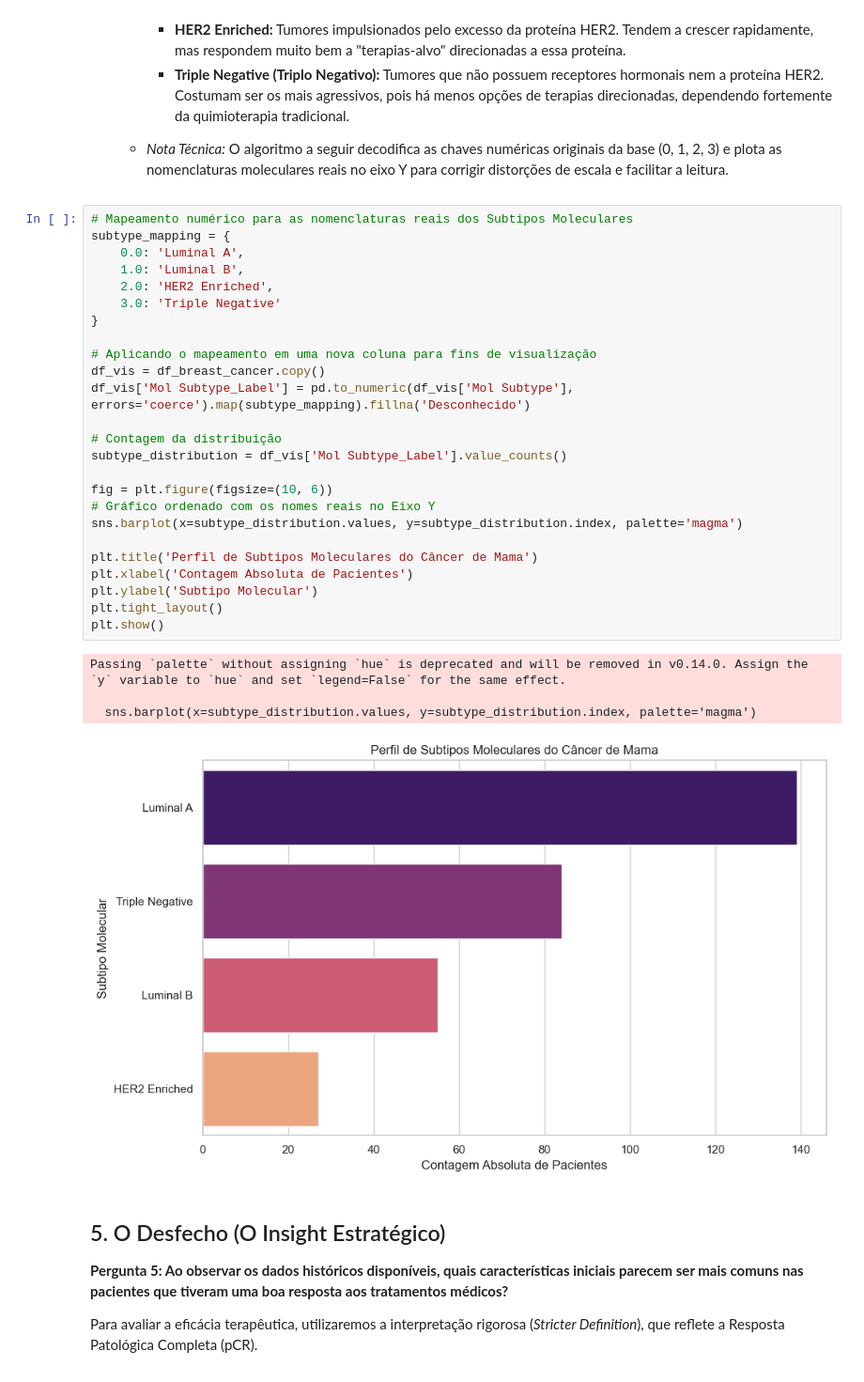
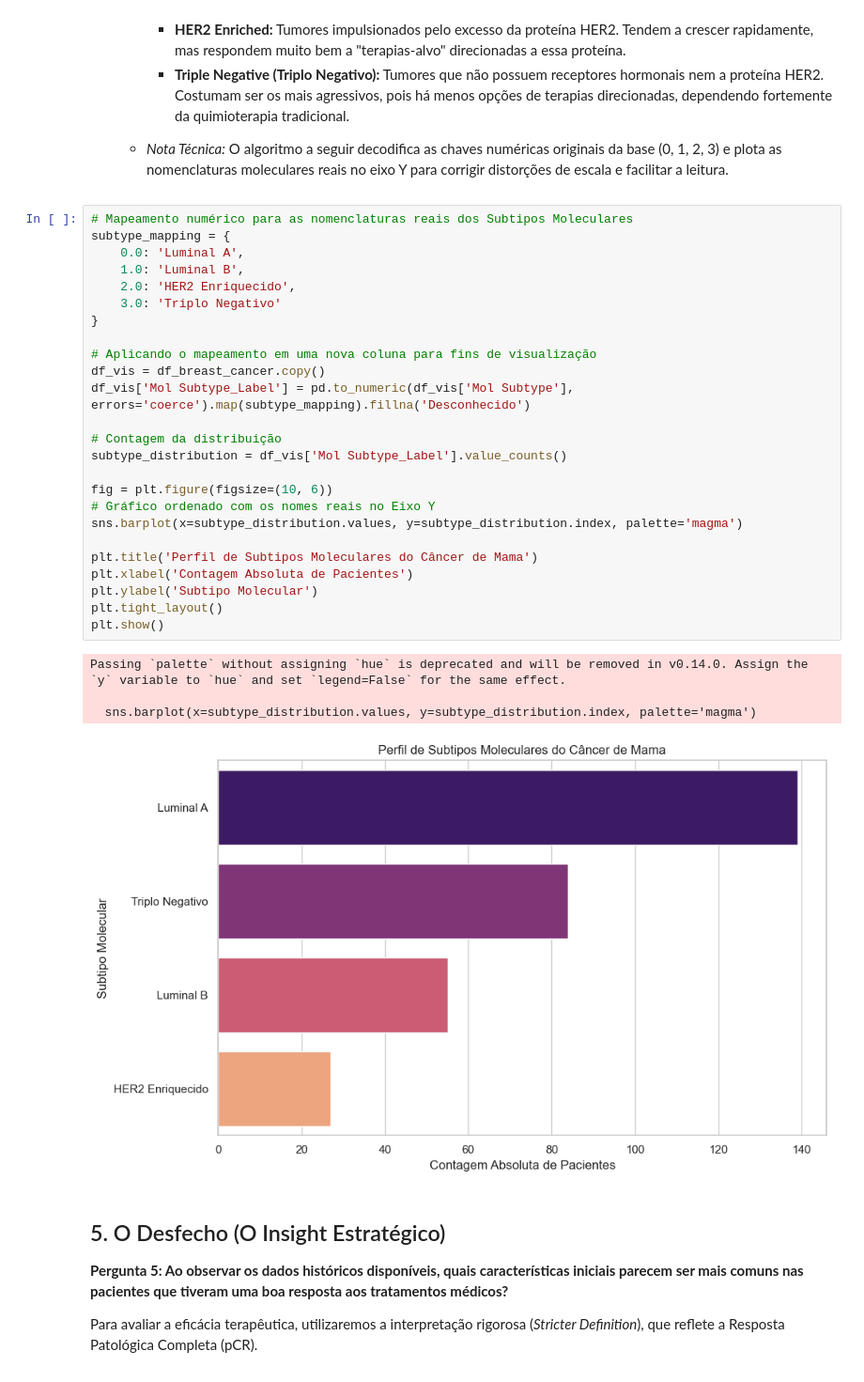
Before and after one commit to GustavoBritodev/pcg-analise-de-dados-cancer-de-mama, a Jupyter notebook: fonte_pcg.ipynb, the cells around one changed output. Shown at 94% size. Drawn from its saved outputs; the diff is of its cells as text.

```diff
--- a/fonte_pcg.ipynb
+++ b/fonte_pcg.ipynb
@@ -168,33 +168,33 @@ Passing `palette` without assigning `hue` is deprecated and will be removed in v
 # %%
 # Mapeamento numérico para as nomenclaturas reais dos Subtipos Moleculares
 subtype_mapping = {
     0.0: 'Luminal A',
     1.0: 'Luminal B',
-    2.0: 'HER2 Enriched',
-    3.0: 'Triple Negative'
+    2.0: 'HER2 Enriquecido',
+    3.0: 'Triplo Negativo'
 }
 
 # Aplicando o mapeamento em uma nova coluna para fins de visualização
 df_vis = df_breast_cancer.copy()
 df_vis['Mol Subtype_Label'] = pd.to_numeric(df_vis['Mol Subtype'], errors='coerce').map(subtype_mapping).fillna('Desconhecido')
 
 # Contagem da distribuição
 subtype_distribution = df_vis['Mol Subtype_Label'].value_counts()
 
 fig = plt.figure(figsize=(10, 6))
 # Gráfico ordenado com os nomes reais no Eixo Y
 sns.barplot(x=subtype_distribution.values, y=subtype_distribution.index, palette='magma')
 
 plt.title('Perfil de Subtipos Moleculares do Câncer de Mama')
 plt.xlabel('Contagem Absoluta de Pacientes')
 plt.ylabel('Subtipo Molecular')
 plt.tight_layout()
 plt.show()
 # %% [output]
 Passing `palette` without assigning `hue` is deprecated and will be removed in v0.14.0. Assign the `y` variable to `hue` and set `legend=False` for the same effect.
 
   sns.barplot(x=subtype_distribution.values, y=subtype_distribution.index, palette='magma')
-[figure, old version]
+[figure, new version]
 # %% [markdown]
 ## 5. O Desfecho (O Insight Estratégico)
 
```
Also changed, not shown: parts of 1 cell of this notebook, 3 other files.
